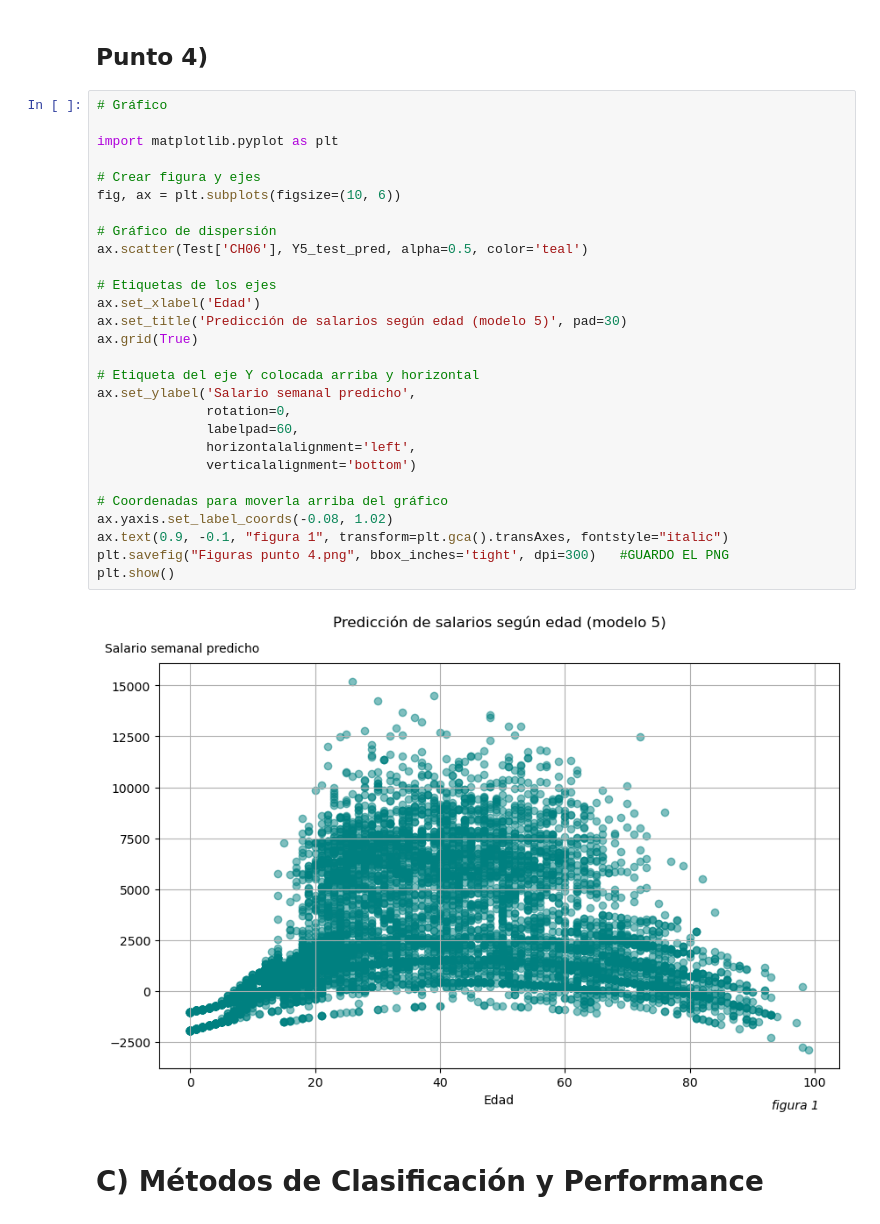
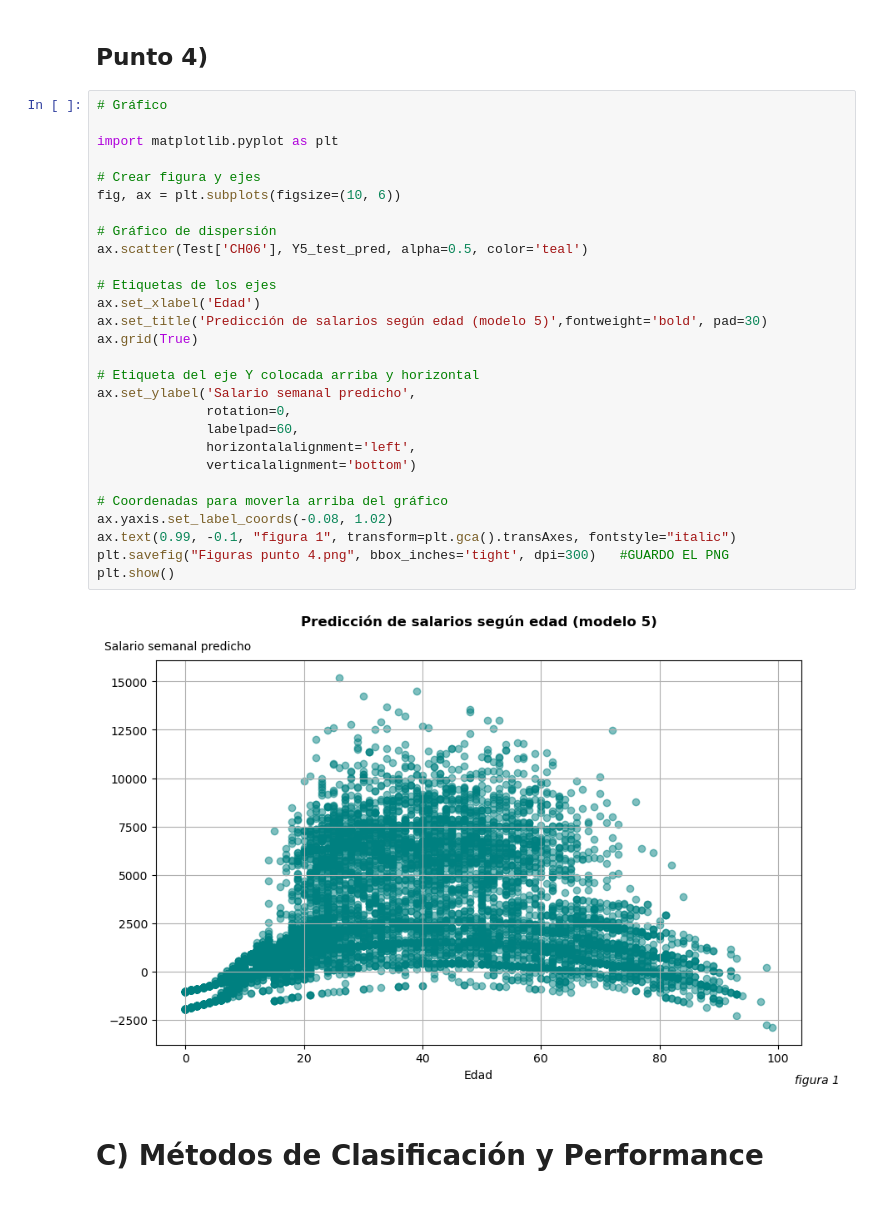
Before and after one commit to PabloPopov/BigDataUBA-Grupo5, a Jupyter notebook: TPs/TP 4/Big_Data_TP4_Grupo5.ipynb, the cells around one changed output. Cells and saved outputs as stored; diff of their text form.

```diff
--- a/TPs/TP 4/Big_Data_TP4_Grupo5.ipynb
+++ b/TPs/TP 4/Big_Data_TP4_Grupo5.ipynb
@@ -501,33 +501,33 @@ print(mae5_test)
 # %%
 # Gráfico
 
 import matplotlib.pyplot as plt
 
 # Crear figura y ejes
 fig, ax = plt.subplots(figsize=(10, 6))
 
 # Gráfico de dispersión
 ax.scatter(Test['CH06'], Y5_test_pred, alpha=0.5, color='teal')
 
 # Etiquetas de los ejes
 ax.set_xlabel('Edad')
-ax.set_title('Predicción de salarios según edad (modelo 5)', pad=30)
+ax.set_title('Predicción de salarios según edad (modelo 5)',fontweight='bold', pad=30)
 ax.grid(True)
 
 # Etiqueta del eje Y colocada arriba y horizontal
 ax.set_ylabel('Salario semanal predicho',
               rotation=0,
               labelpad=60,
               horizontalalignment='left',
               verticalalignment='bottom')
 
 # Coordenadas para moverla arriba del gráfico
 ax.yaxis.set_label_coords(-0.08, 1.02)
-ax.text(0.9, -0.1, "figura 1", transform=plt.gca().transAxes, fontstyle="italic")
+ax.text(0.99, -0.1, "figura 1", transform=plt.gca().transAxes, fontstyle="italic")
 plt.savefig("Figuras punto 4.png", bbox_inches='tight', dpi=300)   #GUARDO EL PNG
 plt.show()
 # %% [output]
-[figure, old version]
+[figure, new version]
 # %% [markdown]
 # C) Métodos de Clasificación y Performance
 # %% [markdown]
```
Also changed, not shown: parts of 11 cells of this notebook.
